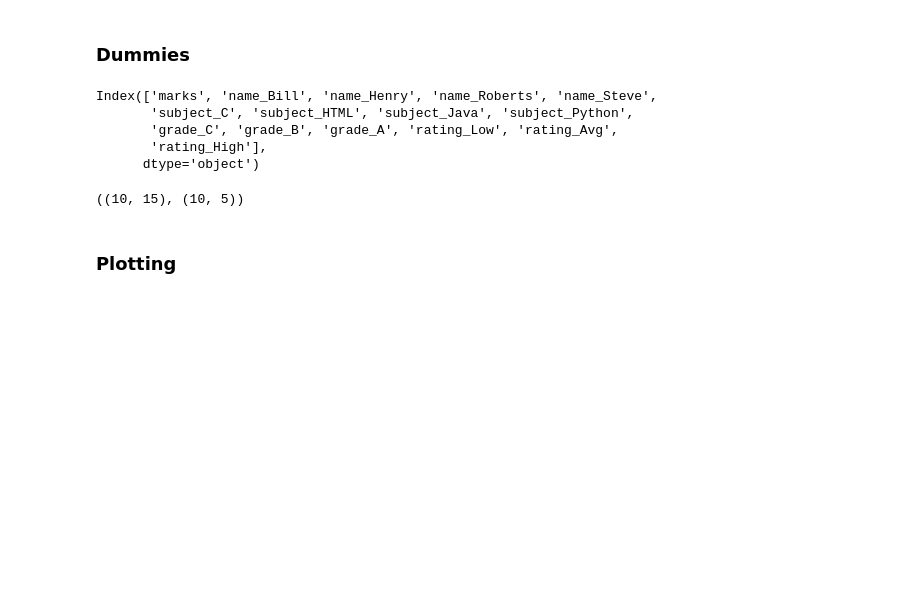
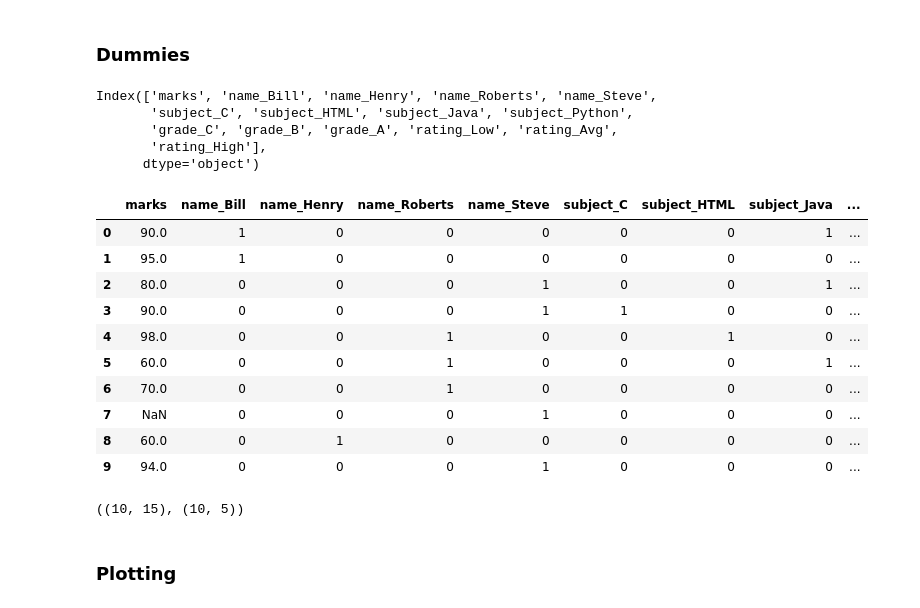
Before and after one commit to srikanthpragada/DS_26_AUG_2020, a Jupyter notebook: pandas/marks_df.ipynb, the cells around one changed output. Drawn from its saved outputs; the diff is of its cells as text; code cells hidden in the pictures; blank space fills up the shorter version.

```diff
--- a/pandas/marks_df.ipynb
+++ b/pandas/marks_df.ipynb
@@ -1405,6 +1407,20 @@ Index(['marks', 'name_Bill', 'name_Henry', 'name_Roberts', 'name_Steve',
        'grade_C', 'grade_B', 'grade_A', 'rating_Low', 'rating_Avg',
        'rating_High'],
       dtype='object')
+# %%
+new_df
+# %% [output]
+|  | marks | name_Bill | name_Henry | name_Roberts | name_Steve | subject_C | subject_HTML | subject_Java | ... |
+| 0 | 90.0 | 1 | 0 | 0 | 0 | 0 | 0 | 1 | ... |
+| 1 | 95.0 | 1 | 0 | 0 | 0 | 0 | 0 | 0 | ... |
+| 2 | 80.0 | 0 | 0 | 0 | 1 | 0 | 0 | 1 | ... |
+| 3 | 90.0 | 0 | 0 | 0 | 1 | 1 | 0 | 0 | ... |
+| 4 | 98.0 | 0 | 0 | 1 | 0 | 0 | 1 | 0 | ... |
+| 5 | 60.0 | 0 | 0 | 1 | 0 | 0 | 0 | 1 | ... |
+| 6 | 70.0 | 0 | 0 | 1 | 0 | 0 | 0 | 0 | ... |
+| 7 | NaN | 0 | 0 | 0 | 1 | 0 | 0 | 0 | ... |
+| 8 | 60.0 | 0 | 1 | 0 | 0 | 0 | 0 | 0 | ... |
+| 9 | 94.0 | 0 | 0 | 0 | 1 | 0 | 0 | 0 | ... |
 # %%
 new_df.shape, df.shape
 # %% [output]
```
Also changed, not shown: parts of 5 cells of this notebook, 1 other file.
